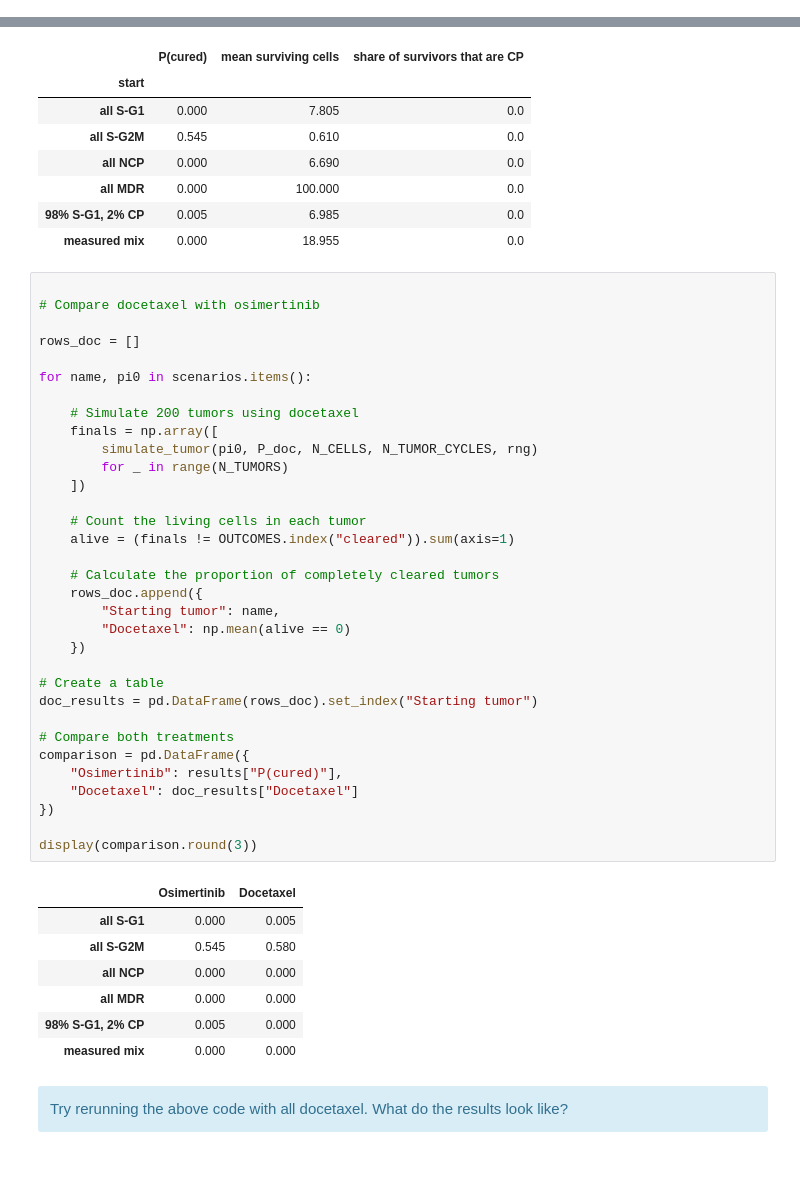
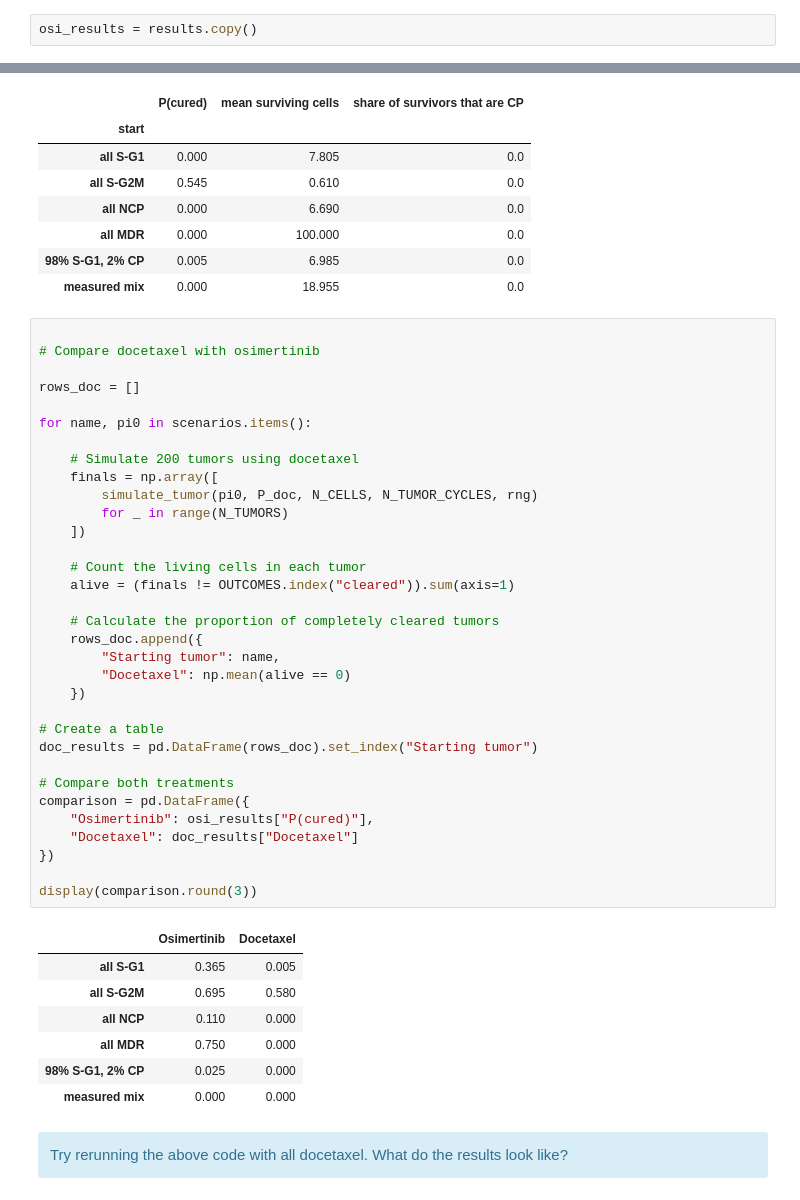
Before and after one commit to arvapallidivya/uu_markov, a Jupyter notebook: lab_2/Lab09_markov_chain_cells.ipynb, the cells around one changed output, grey strips where cells are left out. Saved outputs shown, nothing was run; the diff lists cells and outputs as text; blank space fills up the shorter version.

```diff
--- a/lab_2/Lab09_markov_chain_cells.ipynb
+++ b/lab_2/Lab09_markov_chain_cells.ipynb
@@ -885,6 +885,8 @@ results.round(3)
 | all MDR | 0.750 | 0.275 | 0.000 |
 | 98% S-G1, 2% CP | 0.025 | 3.190 | 0.638 |
 | measured mix | 0.000 | 10.685 | 0.918 |
+# %%
+osi_results = results.copy()
 # %%
 
 N_CELLS, N_TUMORS = 100, 200
@@ -934,39 +936,39 @@ results.round(3)
 rows_doc = []
 
 for name, pi0 in scenarios.items():
 
     # Simulate 200 tumors using docetaxel
     finals = np.array([
         simulate_tumor(pi0, P_doc, N_CELLS, N_TUMOR_CYCLES, rng)
         for _ in range(N_TUMORS)
     ])
 
     # Count the living cells in each tumor
     alive = (finals != OUTCOMES.index("cleared")).sum(axis=1)
 
     # Calculate the proportion of completely cleared tumors
     rows_doc.append({
         "Starting tumor": name,
         "Docetaxel": np.mean(alive == 0)
     })
 
 # Create a table
 doc_results = pd.DataFrame(rows_doc).set_index("Starting tumor")
 
 # Compare both treatments
 comparison = pd.DataFrame({
-    "Osimertinib": results["P(cured)"],
+    "Osimertinib": osi_results["P(cured)"],
     "Docetaxel": doc_results["Docetaxel"]
 })
 
 display(comparison.round(3))
 # %% [output]
 |  | Osimertinib | Docetaxel |
-| all S-G1 | 0.000 | 0.005 |
-| all S-G2M | 0.545 | 0.580 |
-| all NCP | 0.000 | 0.000 |
-| all MDR | 0.000 | 0.000 |
-| 98% S-G1, 2% CP | 0.005 | 0.000 |
+| all S-G1 | 0.365 | 0.005 |
+| all S-G2M | 0.695 | 0.580 |
+| all NCP | 0.110 | 0.000 |
+| all MDR | 0.750 | 0.000 |
+| 98% S-G1, 2% CP | 0.025 | 0.000 |
 | measured mix | 0.000 | 0.000 |
 # %% [markdown]
 <div class="alert alert-info"> Try rerunning the above code with all docetaxel. What do the results look like? </div>
```
Also changed, not shown: parts of 1 cell of this notebook.
